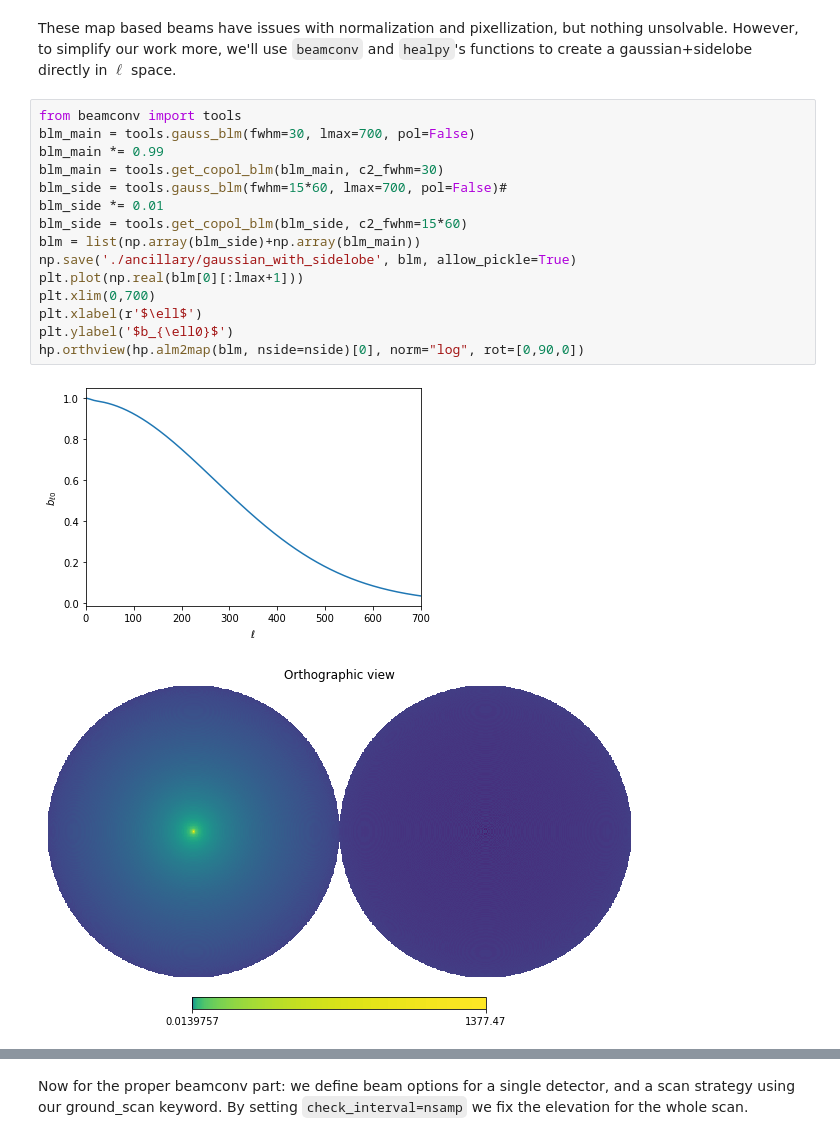
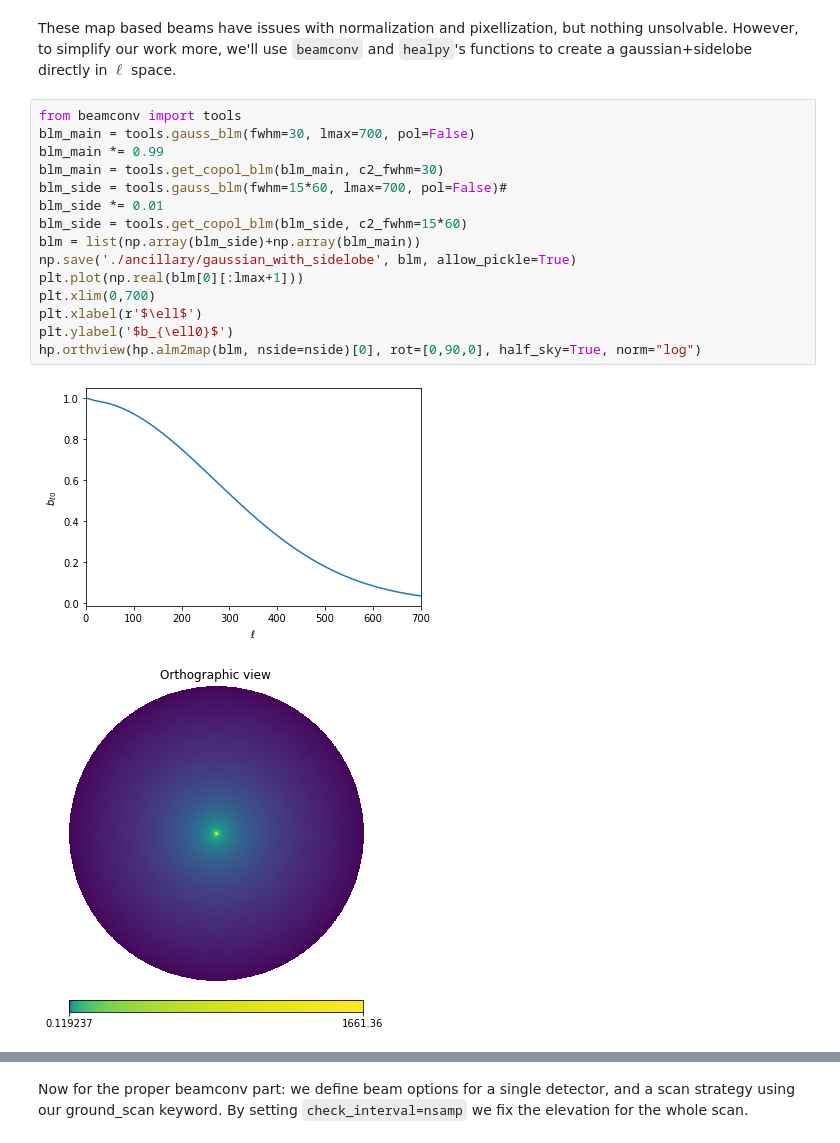
Before and after one commit to AdriJD/beamconv, a Jupyter notebook: notebooks/ground_ssn_scan.ipynb, the cells around one changed output, grey strips where cells are left out. Saved outputs shown, nothing was run; the diff lists cells and outputs as text.

Commit message:
added beam and elevation plots to notebook

```diff
--- a/notebooks/ground_ssn_scan.ipynb
+++ b/notebooks/ground_ssn_scan.ipynb
@@ -75,18 +75,18 @@ These map based beams have issues with normalization and pixellization, but noth
 # %%
 from beamconv import tools
 blm_main = tools.gauss_blm(fwhm=30, lmax=700, pol=False)
 blm_main *= 0.99
 blm_main = tools.get_copol_blm(blm_main, c2_fwhm=30)
 blm_side = tools.gauss_blm(fwhm=15*60, lmax=700, pol=False)#
 blm_side *= 0.01
 blm_side = tools.get_copol_blm(blm_side, c2_fwhm=15*60)
 blm = list(np.array(blm_side)+np.array(blm_main))
 np.save('./ancillary/gaussian_with_sidelobe', blm, allow_pickle=True)
 plt.plot(np.real(blm[0][:lmax+1]))
 plt.xlim(0,700)
 plt.xlabel(r'$\ell$')
 plt.ylabel('$b_{\ell0}$')
-hp.orthview(hp.alm2map(blm, nside=nside)[0], norm="log", rot=[0,90,0])
+hp.orthview(hp.alm2map(blm, nside=nside)[0], rot=[0,90,0], half_sky=True, norm="log")
 # %% [output]
 [figure]
-[figure, old version]
+[figure, new version]
```
Also changed, not shown: parts of 7 cells of this notebook.
